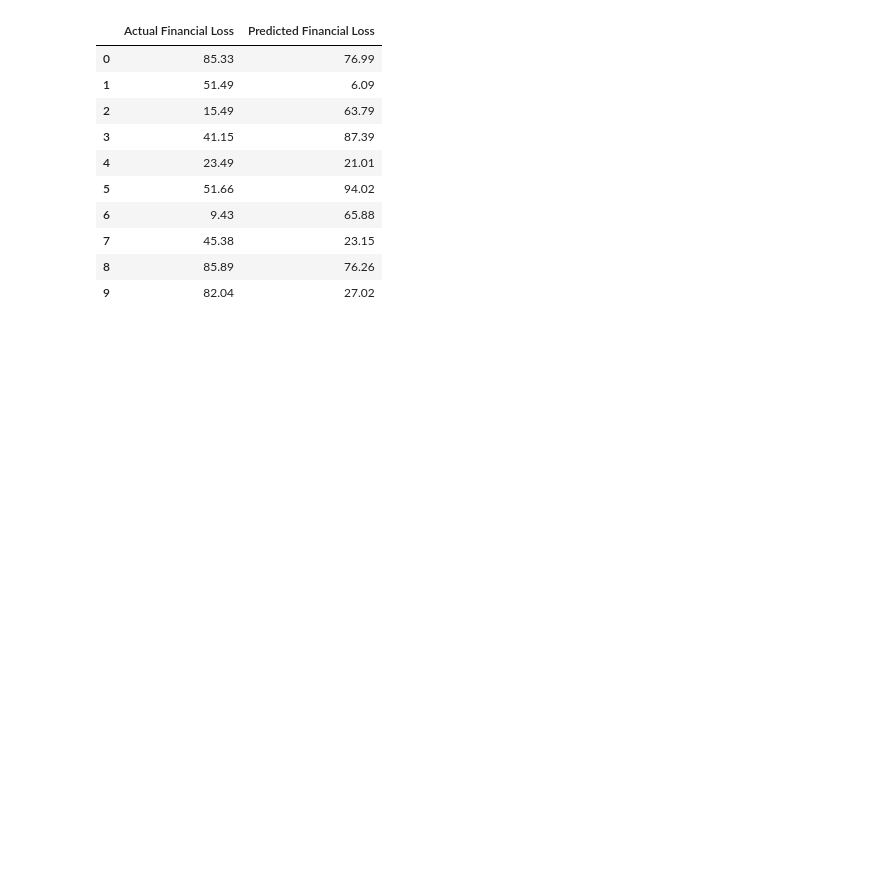
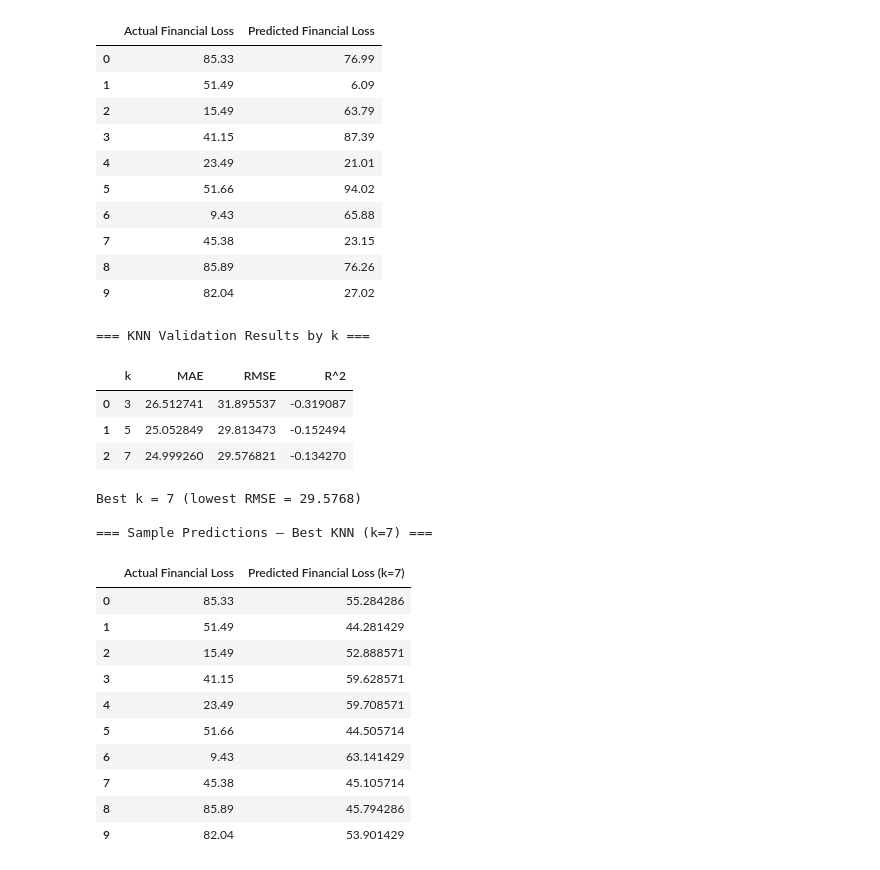
Before and after one commit to gracenev/DS300Project, a Jupyter notebook: DS300_Project.ipynb, the cells around one changed output. Saved outputs shown, nothing was run; the diff lists cells and outputs as text; code cells hidden in the pictures; blank space fills up the shorter version.

Commit message:
KNN model

```diff
--- a/DS300_Project.ipynb
+++ b/DS300_Project.ipynb
@@ -488,3 +489,69 @@ display(comparison_df)
 | 7 | 45.38 | 23.15 |
 | 8 | 85.89 | 76.26 |
 | 9 | 82.04 | 27.02 |
+# %%
+# K-Nearest Neighbours Regression — compare k = 3, 5, 7
+k_values = [3, 5, 7]
+knn_results_list = []
+
+for k in k_values:
+    knn_pipeline = Pipeline([
+        ("preprocess", preprocess_scaled),
+        ("model", KNeighborsRegressor(n_neighbors=k))
+    ])
+    knn_pipeline.fit(X_train, y_train)
+    y_pred = knn_pipeline.predict(X_val)
+
+    knn_results_list.append({
+        "k": k,
+        "MAE": mean_absolute_error(y_val, y_pred),
+        "RMSE": np.sqrt(mean_squared_error(y_val, y_pred)),
+        "R^2": r2_score(y_val, y_pred),
+        "pipeline": knn_pipeline,
+        "y_pred": y_pred
+    })
+
+knn_comparison_df = pd.DataFrame([
+    {"k": r["k"], "MAE": r["MAE"], "RMSE": r["RMSE"], "R^2": r["R^2"]}
+    for r in knn_results_list
+])
+
+print("=== KNN Validation Results by k ===")
+display(knn_comparison_df)
+
+# Select best k by lowest RMSE
+best_knn_entry = min(knn_results_list, key=lambda r: r["RMSE"])
+best_k = best_knn_entry["k"]
+knn_model = best_knn_entry["pipeline"]
+y_val_pred_knn = best_knn_entry["y_pred"]
+
+print(f"\nBest k = {best_k} (lowest RMSE = {best_knn_entry['RMSE']:.4f})")
+
+# Sample predictions for best k
+comparison_df_knn = pd.DataFrame({
+    "Actual Financial Loss": y_val.values[:10],
+    f"Predicted Financial Loss (k={best_k})": y_val_pred_knn[:10]
+})
+
+print(f"\n=== Sample Predictions — Best KNN (k={best_k}) ===")
+display(comparison_df_knn)
+# %% [output]
+=== KNN Validation Results by k ===
+|  | k | MAE | RMSE | R^2 |
+| 0 | 3 | 26.512741 | 31.895537 | -0.319087 |
+| 1 | 5 | 25.052849 | 29.813473 | -0.152494 |
+| 2 | 7 | 24.999260 | 29.576821 | -0.134270 |
+Best k = 7 (lowest RMSE = 29.5768)
+
+=== Sample Predictions — Best KNN (k=7) ===
+|  | Actual Financial Loss | Predicted Financial Loss (k=7) |
+| 0 | 85.33 | 55.284286 |
+| 1 | 51.49 | 44.281429 |
+| 2 | 15.49 | 52.888571 |
+| 3 | 41.15 | 59.628571 |
+| 4 | 23.49 | 59.708571 |
+| 5 | 51.66 | 44.505714 |
+| 6 | 9.43 | 63.141429 |
+| 7 | 45.38 | 45.105714 |
+| 8 | 85.89 | 45.794286 |
+| 9 | 82.04 | 53.901429 |
```
Also changed, not shown: parts of 1 cell of this notebook.
